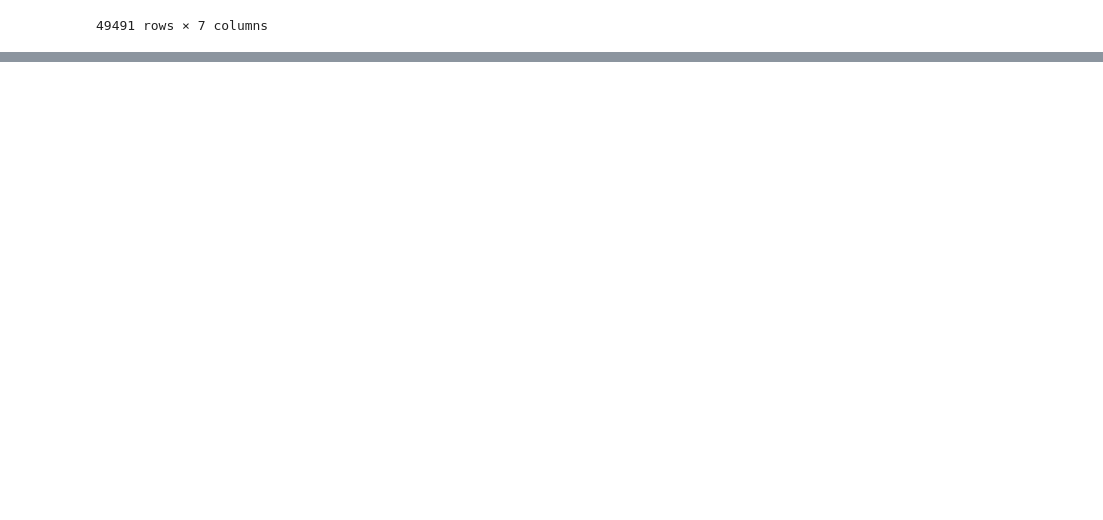
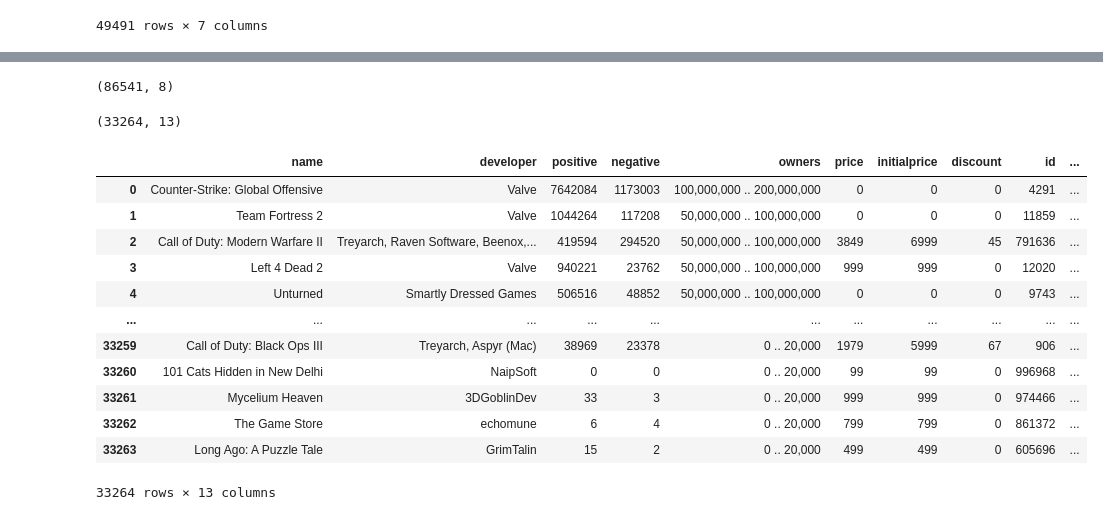
Before and after one commit to MetalMaxALIZ/Proyecto, a Jupyter notebook: pruebas.ipynb, the cells around one changed output, grey strips where cells are left out. Cells and saved outputs as stored; diff of their text form; code cells hidden in the pictures; blank space fills up the shorter version.

```diff
--- a/pruebas.ipynb
+++ b/pruebas.ipynb
@@ -72,3 +61,11 @@ df_rawg_filtrado
 | 426466 | 1015068 | Cult of the Child Eater | https://media.rawg.io/media/scree... | NaN | Action, Adventure, Indie | Singleplayer, Steam Achievements,... | 2025-11-22 15:04:01 |
 | 426467 | 1015069 | Detective Malinowski The Truth Wi... | https://media.rawg.io/media/scree... | NaN | Adventure | Singleplayer, Steam Achievements,... | 2025-11-22 15:04:01 |
 49491 rows × 7 columns
+# %%
+# Eliminamos la columna fecha_extraccion
+df_rawg_filtrado = df_rawg_filtrado.drop(columns=['fecha_extraccion'])
+# %%
+# Creamos un dataframe de steam_data.db
+from SteamSpy import obtener_dataframe_steam_data
+df_steam_spy = obtener_dataframe_steam_data()
+df_steam_spy
@@ -74,0 +86,7 @@ df_rawg_filtrado
+# %%
+# Nos quedamos solo con las columnas de interés
+columnas_interes_steam_spy = ['name', 'developer','positive','negative', 'owners', 'price', 'initialprice', 'discount']
+df_steam_spy_interes = df_steam_spy[columnas_interes_steam_spy]
+df_steam_spy_interes.shape
+# %% [output]
+(86541, 8)
@@ -74,0 +95,22 @@ df_rawg_filtrado
+# %%
+# combinar los dataset df_steam_spy y df_rawg_filtrado usando la columna name
+df_combinado = pd.merge(df_steam_spy_interes, df_rawg_filtrado, left_on='name', right_on='name', how='inner')
+df_combinado.shape
+# %% [output]
+(33264, 13)
+# %%
+df_combinado
+# %% [output]
+|  | name | developer | positive | negative | owners | price | initialprice | discount | id | ... |
+| 0 | Counter-Strike: Global Offensive | Valve | 7642084 | 1173003 | 100,000,000 .. 200,000,000 | 0 | 0 | 0 | 4291 | ... |
+| 1 | Team Fortress 2 | Valve | 1044264 | 117208 | 50,000,000 .. 100,000,000 | 0 | 0 | 0 | 11859 | ... |
+| 2 | Call of Duty: Modern Warfare II | Treyarch, Raven Software, Beenox,... | 419594 | 294520 | 50,000,000 .. 100,000,000 | 3849 | 6999 | 45 | 791636 | ... |
+| 3 | Left 4 Dead 2 | Valve | 940221 | 23762 | 50,000,000 .. 100,000,000 | 999 | 999 | 0 | 12020 | ... |
+| 4 | Unturned | Smartly Dressed Games | 506516 | 48852 | 50,000,000 .. 100,000,000 | 0 | 0 | 0 | 9743 | ... |
+| ... | ... | ... | ... | ... | ... | ... | ... | ... | ... | ... |
+| 33259 | Call of Duty: Black Ops III | Treyarch, Aspyr (Mac) | 38969 | 23378 | 0 .. 20,000 | 1979 | 5999 | 67 | 906 | ... |
+| 33260 | 101 Cats Hidden in New Delhi | NaipSoft | 0 | 0 | 0 .. 20,000 | 99 | 99 | 0 | 996968 | ... |
+| 33261 | Mycelium Heaven | 3DGoblinDev | 33 | 3 | 0 .. 20,000 | 999 | 999 | 0 | 974466 | ... |
+| 33262 | The Game Store | echomune | 6 | 4 | 0 .. 20,000 | 799 | 799 | 0 | 861372 | ... |
+| 33263 | Long Ago: A Puzzle Tale | GrimTalin | 15 | 2 | 0 .. 20,000 | 499 | 499 | 0 | 605696 | ... |
+33264 rows × 13 columns
```
Also changed, not shown: parts of 8 cells of this notebook, 2 other files.
